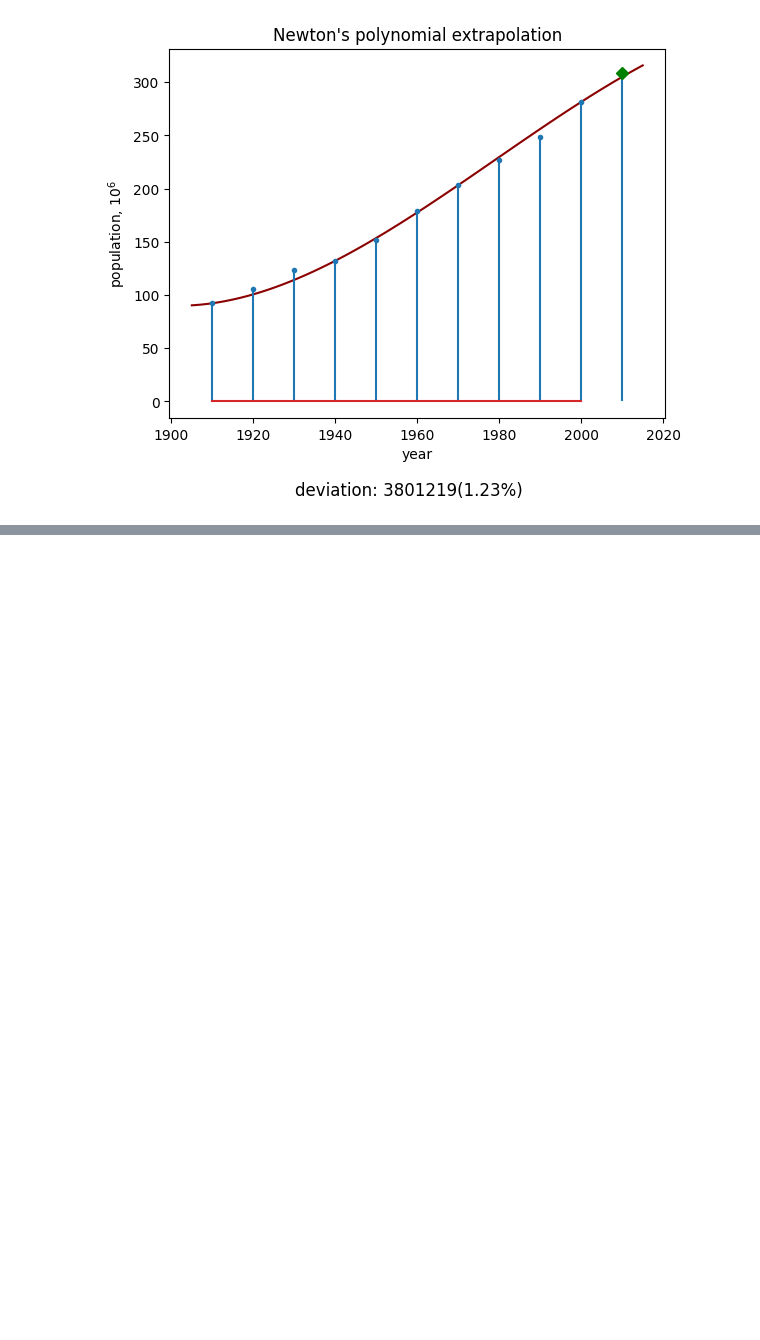
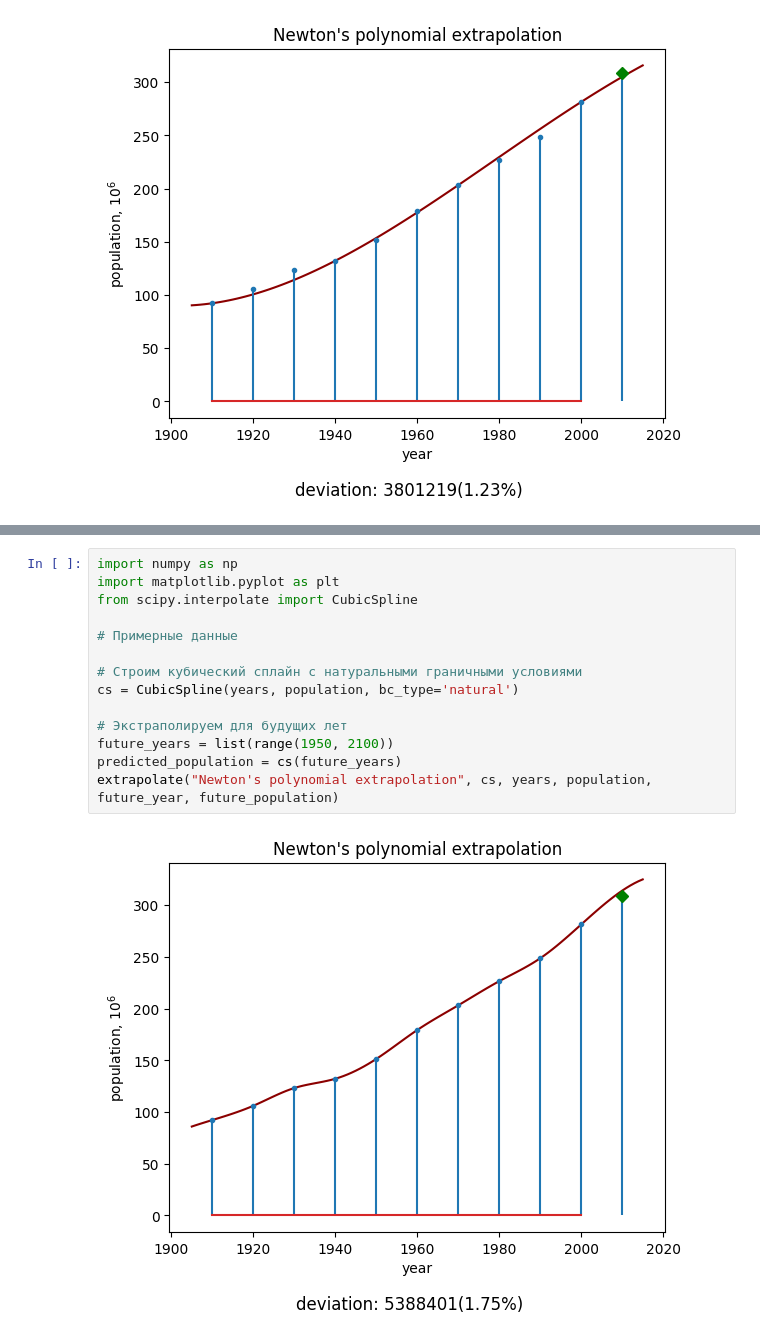
Before and after one commit to VoyakaGOD/computational-mathematics, a Jupyter notebook: extrapolation.ipynb, the cells around one changed output, grey strips where cells are left out. Drawn from its saved outputs; the diff is of its cells as text; blank space fills up the shorter version.

Commit message:
lab 4: raw spline version

```diff
--- a/extrapolation.ipynb
+++ b/extrapolation.ipynb
@@ -220,0 +146,16 @@ plt.show()
+# %%
+import numpy as np
+import matplotlib.pyplot as plt
+from scipy.interpolate import CubicSpline
+
+# Примерные данные
+
+# Строим кубический сплайн с натуральными граничными условиями
+cs = CubicSpline(years, population, bc_type='natural')
+
+# Экстраполируем для будущих лет
+future_years = list(range(1950, 2100))
+predicted_population = cs(future_years)
+extrapolate("Newton's polynomial extrapolation", cs, years, population, future_year, future_population)
+# %% [output]
+[figure, added]
```
Also changed, not shown: parts of 4 cells of this notebook.
